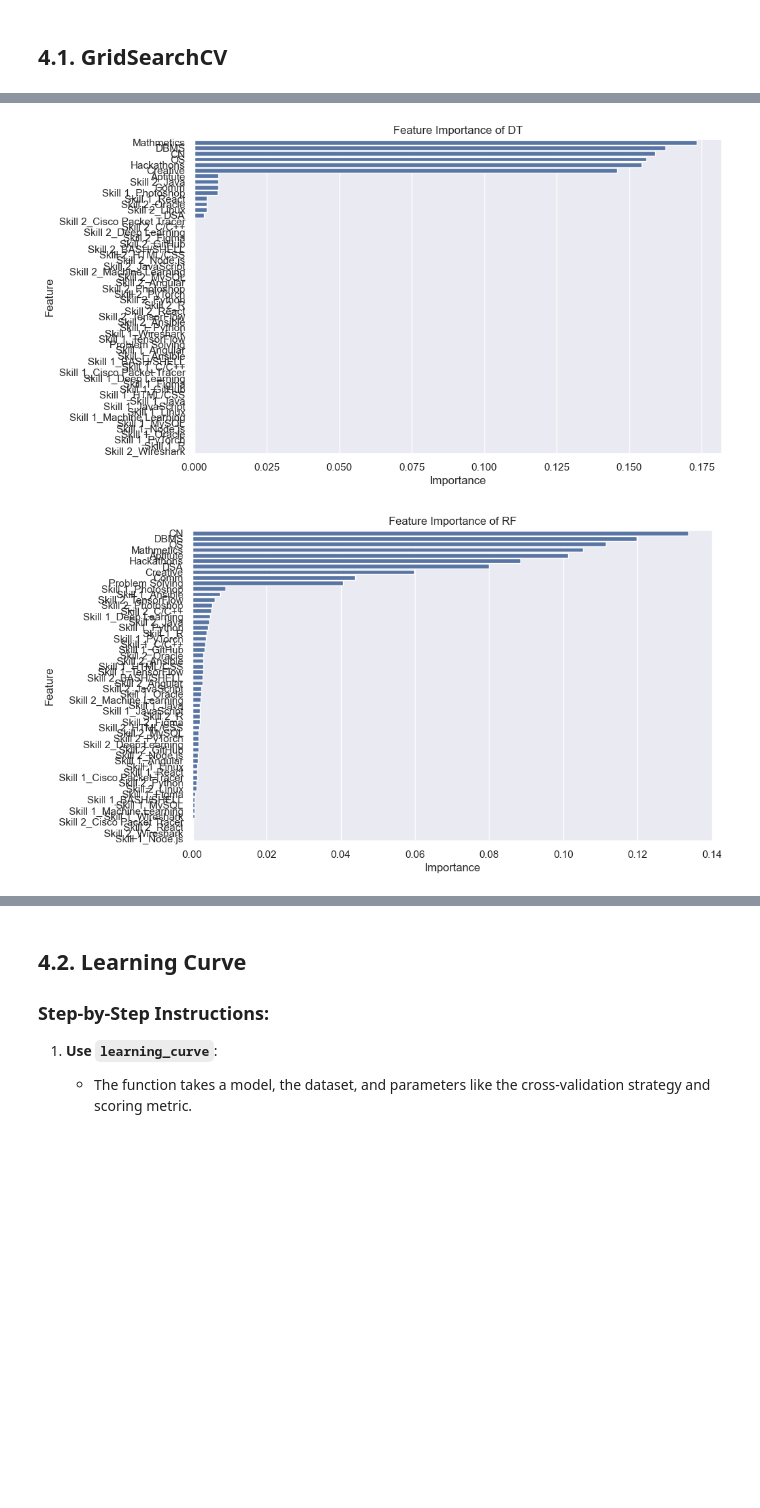
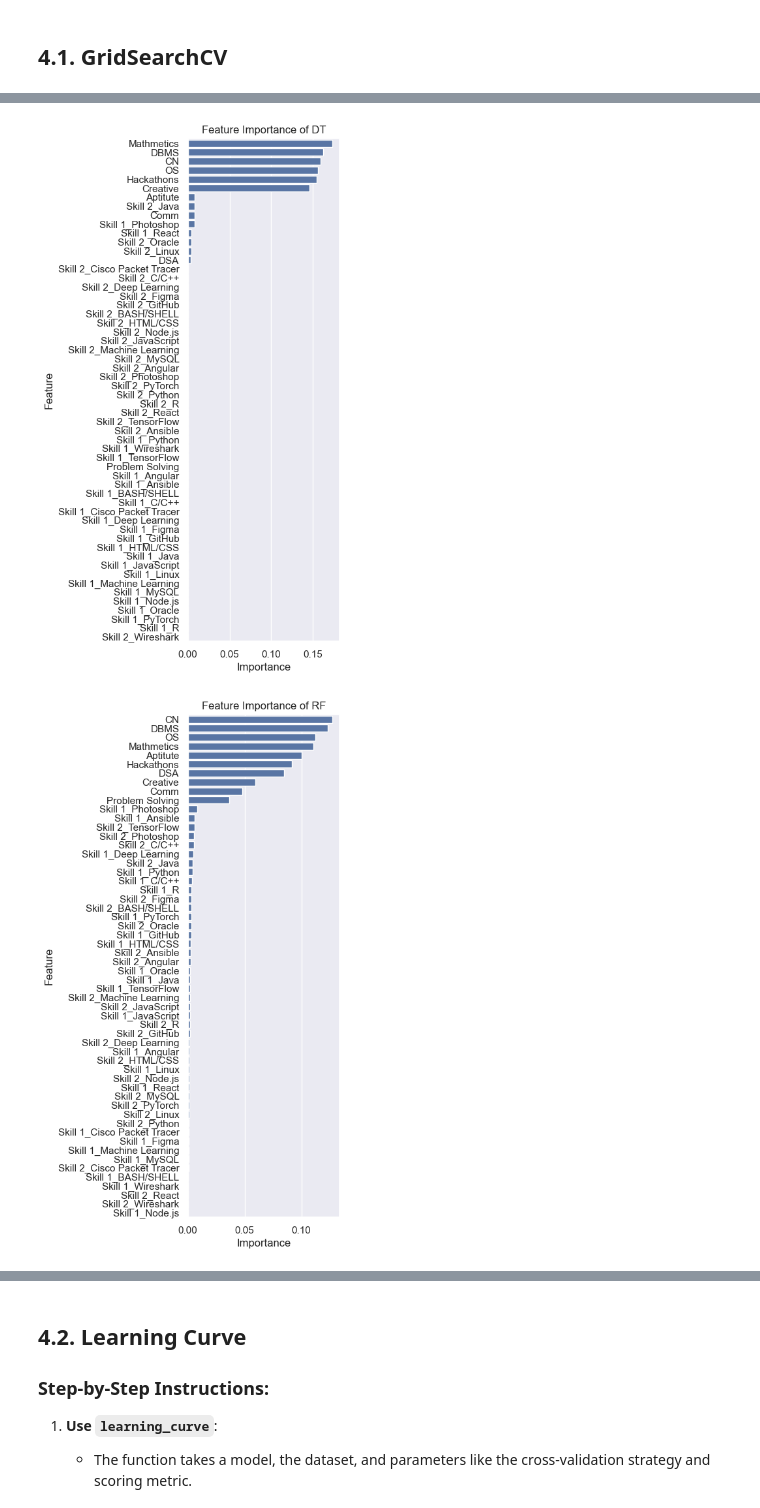
Before and after one commit to jaswanthlsvyj/Student-Job-Profile-Suggester, a Jupyter notebook: Code/suggester.ipynb, the cells around one changed output, grey strips where cells are left out. Drawn from its saved outputs; the diff is of its cells as text; code cells hidden in the pictures; blank space fills up the shorter version.

```diff
--- a/Code/suggester.ipynb
+++ b/Code/suggester.ipynb
@@ -405,29 +405,30 @@ def optimize_tree_and_boosting_models(X_train, y_train):
     # Define hyperparameter space for each model
     param_spaces = {
         'DT': {
-            'max_depth': [2, 5, 10],
-            'min_samples_split': [1, 2, 5],
-            'min_samples_leaf': [1, 3, 5, 10],
+            'max_depth': [5, 10, 15],
+            'min_samples_split': [2, 5, 10],
+            'min_samples_leaf': [1, 3, 5],
         },
         'RF': {
-            'n_estimators': [100, 150, 200, 250],
-            'max_depth': [5, 10, 15],
-            'min_samples_split': [1, 2, 5, 10],
-            'min_samples_leaf': [1, 2, 5, 10],
+            'n_estimators': [200, 250, 300],
+            'max_depth': [10, 15, 20],
+            'min_samples_split': [1, 2, 5],
+            'min_samples_leaf': [1, 2, 5],
             'bootstrap': [True, False],
         },
+
         'GB': {  # Gradient Boosting
-            'n_estimators': [10, 50, 100, 150],
-            'learning_rate': [0.01, 0.1, 0.5, 1.0],
-            'max_depth': [1, 3, 5],
-            'subsample': [0.5, 0.8, 1.0, 1.5],
+            'n_estimators': [10, 50, 100],
+            'learning_rate': [0.01, 0.1, 0.5],
+            'max_depth': [10, 15, 20],
+            'subsample': [0.1, 0.3, 0.8],
         },
         'XGB': {  # XGBoost
-            'n_estimators': [150, 200, 250, 300],
-            'learning_rate': [0.01, 0.1, 0.5],
-            'max_depth': [1, 3, 5],
-            'subsample': [ 0.8, 1.0, 1.5],
-            'colsample_bytree': [0.01, 0.5, 0.1],
+            'n_estimators': [300, 400, 500],
+            'learning_rate': [0.001, 0.01, 0.1],
+            'max_depth': [3, 5, 10],
+            'subsample': [0.5, 0.8, 1.0],
+            'colsample_bytree': [0.01, 0.1, 0.5],
         }
     }
 
@@ -486,18 +487,18 @@ Best score for XGB: 0.9763636363636363
 # %%
 # Feature importance using best_models
 def plot_feature_importance(X):
     for model_name, model in best_models.items():
         if hasattr(model, 'feature_importances_'):
             importance = model.feature_importances_
             imp_df = pd.DataFrame({"Feature": X.columns, "Importance": importance})
             imp_df = imp_df.sort_values(by="Importance", ascending=False)
-            plt.figure(figsize=(10, 6))
+            plt.figure(figsize=(3, 10))
             sns.barplot(x=imp_df['Importance'], y=imp_df['Feature'])
             plt.title(f"Feature Importance of {model_name}")
             plt.show()
 
 # plotting the graph for feature importance
 plot_feature_importance(X_train)
 # %% [output]
-[figure, old version]
+[figure, new version]
-[figure, old version]
+[figure, new version]
```
Also changed, not shown: parts of 5 cells of this notebook, 2 other files.
